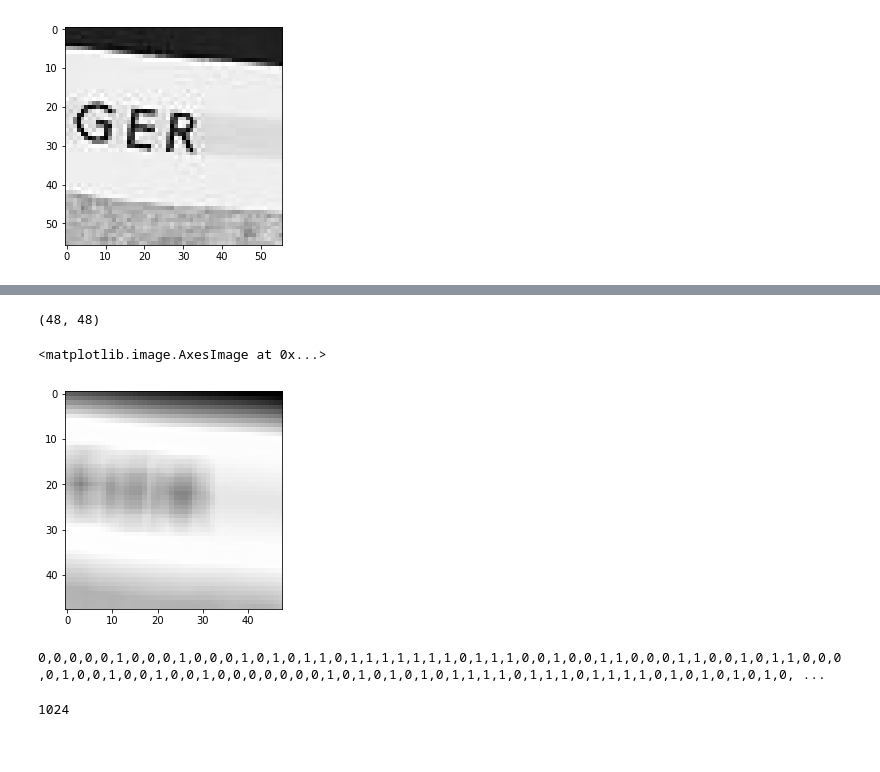
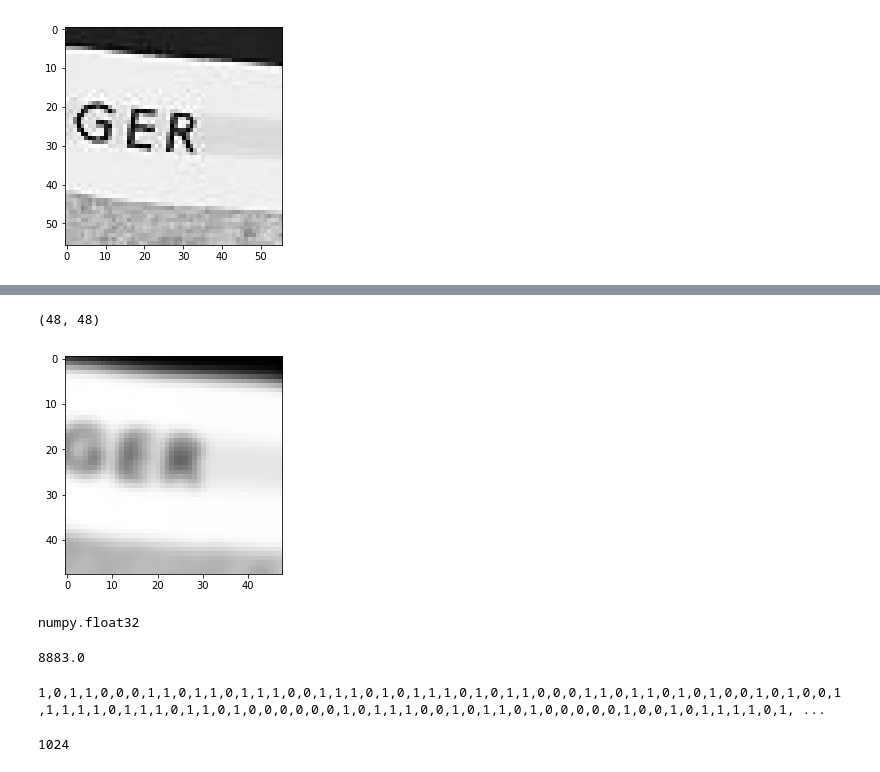
Before and after one commit to nimpy/learned-brief, a Jupyter notebook: My_BRIEF_implementation.ipynb, the cells around one changed output, grey strips where cells are left out. Drawn from its saved outputs; the diff is of its cells as text; code cells hidden in the pictures.

```diff
--- a/My_BRIEF_implementation.ipynb
+++ b/My_BRIEF_implementation.ipynb
@@ -60,0 +88,13 @@ _________________________________________________________________
+# %%
+input_shape = (patch_size, patch_size, 1)
+input_img = Input(shape=input_shape)
+
+x = Conv2D(1, (3,3), activation="relu", padding="valid", kernel_initializer=initializers.Constant(averaging_kernel_weight_3x3), bias_initializer=keras.initializers.Zeros(), trainable=False)(input_img)
+x = Conv2D(1, (3, 3), activation="relu", padding="valid", kernel_initializer=initializers.Constant(averaging_kernel_weight_3x3), bias_initializer=keras.initializers.Zeros(), trainable=False)(x)
+x = Conv2D(1, (3, 3), activation="relu", padding="valid", kernel_initializer=initializers.Constant(averaging_kernel_weight_3x3), bias_initializer=keras.initializers.Zeros(), trainable=False)(x)
+average_blurred = Conv2D(1, (3, 3), activation="relu", padding="valid", kernel_initializer=initializers.Constant(averaging_kernel_weight_3x3), bias_initializer=keras.initializers.Zeros(), trainable=False)(x)
+
+blurrer_4conv = Model(input_img, average_blurred)
+
+blurrer_4conv.compile(optimizer='adadelta', loss="binary_crossentropy")
+blurrer_4conv.summary()
@@ -61,20 +135,25 @@ _________________________________________________________________
+# %%
+patch_blurred = blurrer_4conv.predict(patches)[0, :, :, 0]
+print(patch_blurred.shape)
+plt.imshow(patch_blurred, cmap='gray')
+plt.show()
+# %% [output]
+(48, 48)
+[figure, added]
+# %%
+type(patch_blurred[0,0])
+# %% [output]
+numpy.float32
 # %%
-patch_blurred = blurrer.predict(patches)[0, :, :, 0]
+patch_blurred[0,0]
+# %% [output]
+8883.0
-# %%
-patch_blurred.shape
-# %% [output]
-(48, 48)
-# %%
-plt.imshow(patch_blurred, cmap='gray')
-# %% [output]
-<matplotlib.image.AxesImage at 0x...>
-[figure, removed]
 # %%
 file = open('./opencv_test_points/generated_64.txt', 'r')
 count = 0
 
-x_coord_prev = 0
-y_coord_prev = 0
+x_coord = 0
+y_coord = 0
 
 while True:
     line = file.readline()
@@ -84,8 +163,8 @@ while True:
     x_coord_prev = x_coord
     y_coord_prev = y_coord
 
-    y_coord = int(line[1: line.find(",")])
-    x_coord = int(line[line.find(",") + 1: -2])
+    x_coord = int(line[1: line.find(",")])
+    y_coord = int(line[line.find(",") + 1: -2])
 
     if count % 2 == 1:
 #         print(x_coord_prev, y_coord_prev, "       ", x_coord, y_coord)
@@ -98,7 +177,7 @@ while True:
     count += 1
 file.close()
 # %% [output]
-0,0,0,0,0,1,0,0,0,1,0,0,0,1,0,1,0,1,1,0,1,1,1,1,1,1,1,0,1,1,1,0,0,1,0,0,1,1,0,0,0,1,1,0,0,1,0,1,1,0,0,0,0,1,0,0,1,0,0,1,0,0,1,0,0,0,0,0,0,0,1,0,1,0,1,0,1,0,1,1,1,1,0,1,1,1,0,1,1,1,1,0,1,0,1,0,1,0,1,0, ...
+1,0,1,1,0,0,0,1,1,0,1,1,0,1,1,1,0,0,1,1,1,0,1,0,1,1,1,0,1,0,1,1,0,0,0,1,1,0,1,1,0,1,0,1,0,0,1,0,1,0,0,1,1,1,1,1,0,1,1,1,0,1,1,0,1,0,0,0,0,0,0,1,0,1,1,1,0,0,1,0,1,1,0,1,0,0,0,0,0,1,0,0,1,0,1,1,1,1,0,1, ...
 # %%
 count
 # %% [output]
```
Also changed, not shown: parts of 13 cells of this notebook, 1 other file.
